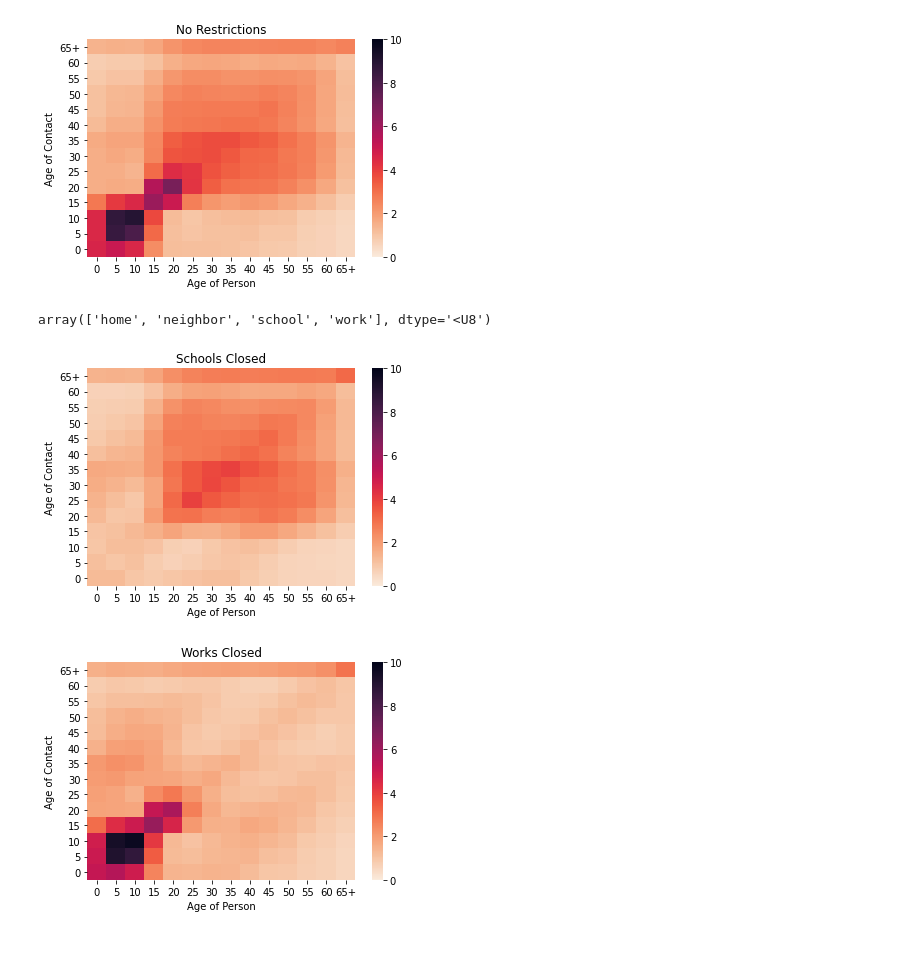
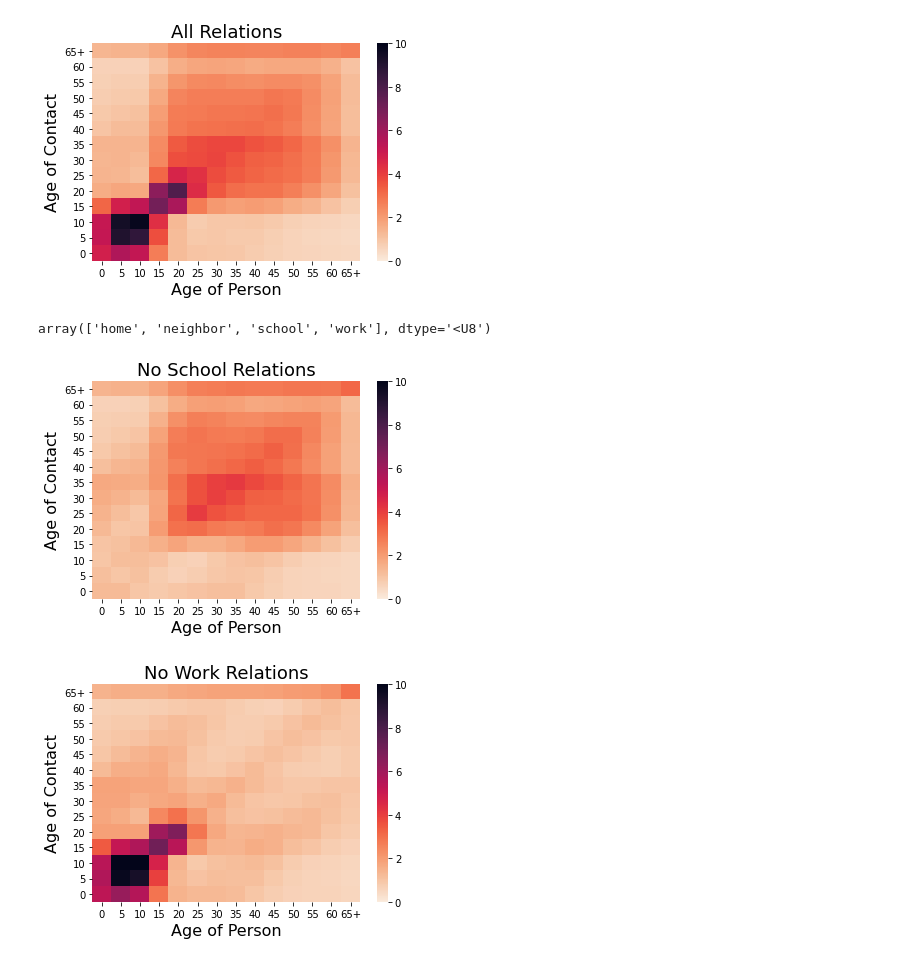
Before and after one commit to yambanis/CovidMDP, a Jupyter notebook: notebooks/Modelagem Grafo SP/Validando modelagem - Contatos por Idade.ipynb, the cells around one changed output. Drawn from its saved outputs; the diff is of its cells as text; code cells hidden in the pictures.

```diff
--- a/notebooks/Modelagem Grafo SP/Validando modelagem - Contatos por Idade.ipynb
+++ b/notebooks/Modelagem Grafo SP/Validando modelagem - Contatos por Idade.ipynb
@@ -33,14 +33,14 @@ def make_heatmap(people_dict, title, filename):
     df.rename(columns = {df.columns[-1]: str(df.columns[-1]) + '+'}, inplace=True)
     df.rename(index = {df.index[0]: str(df.index[0]) + '+'}, inplace=True)
     sns.heatmap(df, annot=False, vmin=0, vmax=10, cmap=cmap)
-    plt.title(title)
-    plt.ylabel('Age of Contact')
-    plt.xlabel('Age of Person')
-    plt.savefig(f'{filename}.png', dpi=300)
+    plt.title(title, fontsize=18)
+    plt.ylabel('Age of Contact', fontsize=16)
+    plt.xlabel('Age of Person', fontsize=16)
+    plt.savefig(f'{filename}.pdf')
 # %%
-make_heatmap(people, 'No Restrictions', 'heatmap_no_restriction')
+make_heatmap(people, 'All Relations', 'heatmap_no_restriction')
 # %% [output]
-[figure, old version]
+[figure, new version]
 # %%
 people_no_schools = {}
 
@@ -55,9 +55,9 @@ np.unique([z['edge_type'] for x,y,z in G.edges(data=True)])
 # %% [output]
 array(['home', 'neighbor', 'school', 'work'], dtype='<U8')
 # %%
-make_heatmap(people_no_schools, 'Schools Closed', 'heatmap_no_schools')
+make_heatmap(people_no_schools, 'No School Relations', 'heatmap_no_schools')
 # %% [output]
-[figure, old version]
+[figure, new version]
 # %%
 people_no_work = {}
 
@@ -68,9 +68,9 @@ for i,person in enumerate(G.nodes()):
         if values['edge_type'] != 'work':
             people_no_work[i][G.nodes[y]['age']] += 1
 # %%
-make_heatmap(people_no_work, 'Works Closed', 'heatmap_no_work')
+make_heatmap(people_no_work, 'No Work Relations', 'heatmap_no_work')
 # %% [output]
-[figure, old version]
+[figure, new version]
 # %%
 for z in range(1,340):
     l = [(x,y,()) for x,y,v in G.edges(data=True) if v['edge_type'] == 'work' and v['zone'] == z]
```
Also changed, not shown: parts of 3 cells of this notebook, 2 other files.
